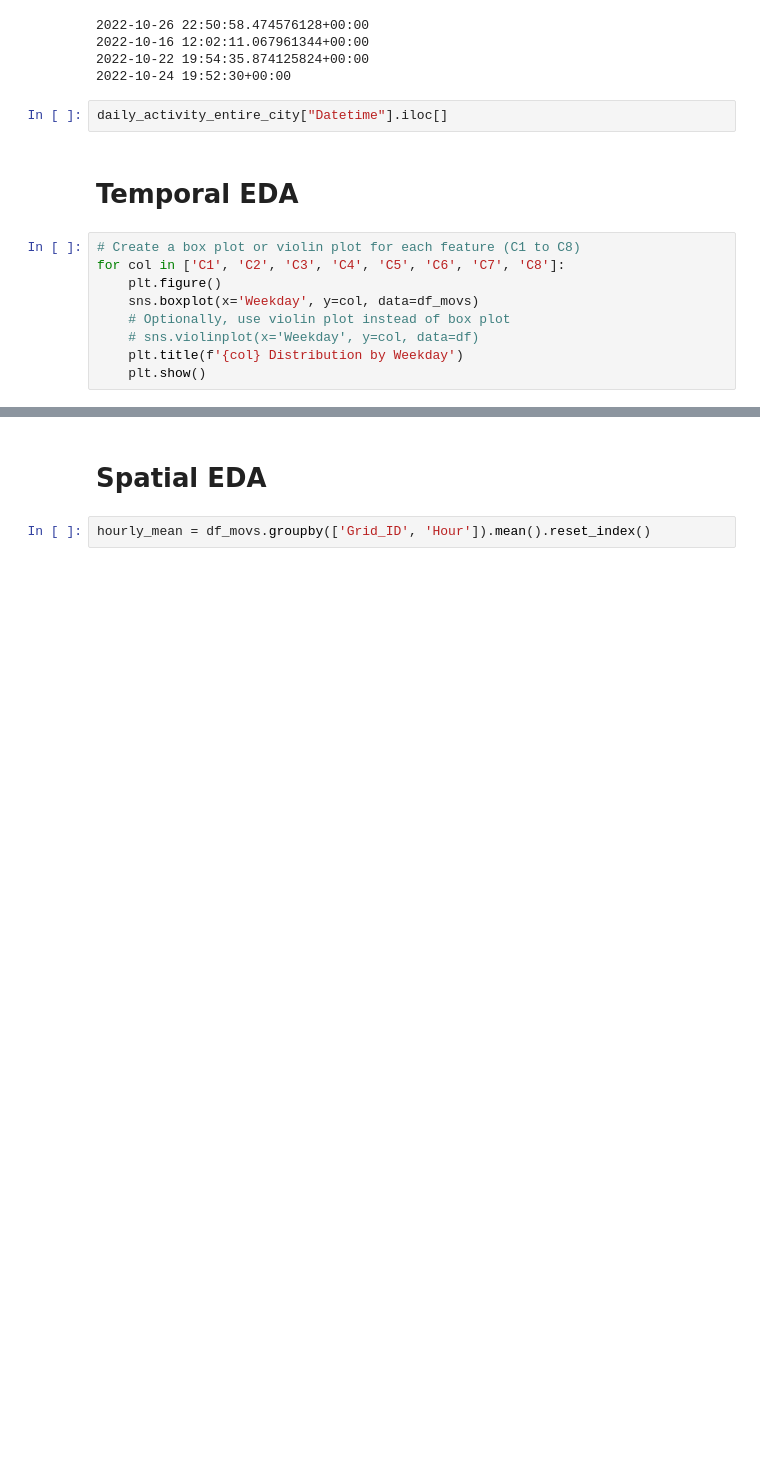
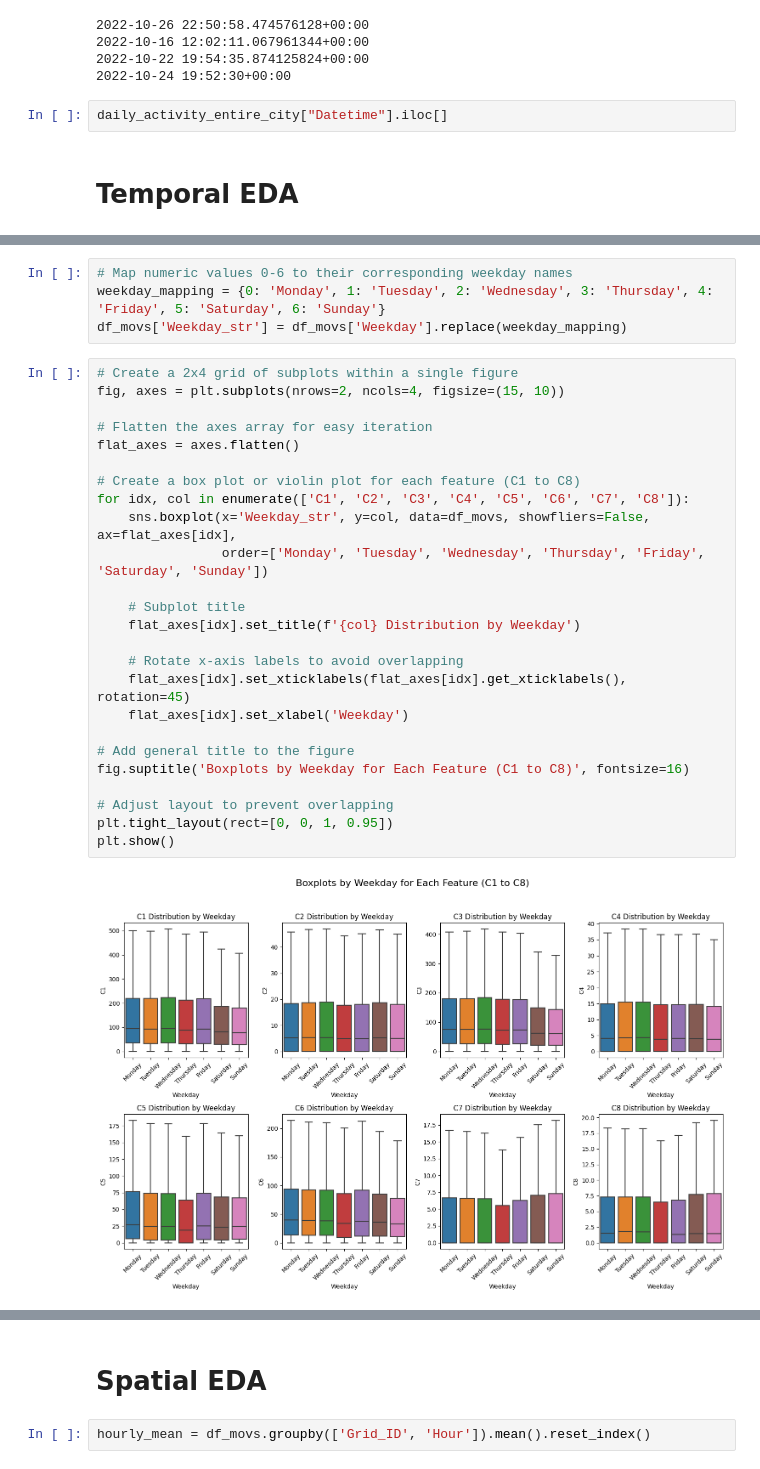
Before and after one commit to duarteoliper/WDL_2023, a Jupyter notebook: notebooks/eda.ipynb, the cells around one changed output, grey strips where cells are left out. Saved outputs shown, nothing was run; the diff lists cells and outputs as text; blank space fills up the shorter version.

```diff
--- a/notebooks/eda.ipynb
+++ b/notebooks/eda.ipynb
@@ -1056,12 +1058,3 @@ for index in overlapping_days:
 daily_activity_entire_city["Datetime"].iloc[]
 # %% [markdown]
 # Temporal EDA
-# %%
-# Create a box plot or violin plot for each feature (C1 to C8)
-for col in ['C1', 'C2', 'C3', 'C4', 'C5', 'C6', 'C7', 'C8']:
-    plt.figure()
-    sns.boxplot(x='Weekday', y=col, data=df_movs)
-    # Optionally, use violin plot instead of box plot
-    # sns.violinplot(x='Weekday', y=col, data=df)
-    plt.title(f'{col} Distribution by Weekday')
-    plt.show()
@@ -1076,0 +1061,31 @@ for col in ['C1', 'C2', 'C3', 'C4', 'C5', 'C6', 'C7', 'C8']:
+# %%
+# Map numeric values 0-6 to their corresponding weekday names
+weekday_mapping = {0: 'Monday', 1: 'Tuesday', 2: 'Wednesday', 3: 'Thursday', 4: 'Friday', 5: 'Saturday', 6: 'Sunday'}
+df_movs['Weekday_str'] = df_movs['Weekday'].replace(weekday_mapping)
+# %%
+# Create a 2x4 grid of subplots within a single figure
+fig, axes = plt.subplots(nrows=2, ncols=4, figsize=(15, 10))
+
+# Flatten the axes array for easy iteration
+flat_axes = axes.flatten()
+
+# Create a box plot or violin plot for each feature (C1 to C8)
+for idx, col in enumerate(['C1', 'C2', 'C3', 'C4', 'C5', 'C6', 'C7', 'C8']):
+    sns.boxplot(x='Weekday_str', y=col, data=df_movs, showfliers=False, ax=flat_axes[idx],
+                order=['Monday', 'Tuesday', 'Wednesday', 'Thursday', 'Friday', 'Saturday', 'Sunday'])
+
+    # Subplot title
+    flat_axes[idx].set_title(f'{col} Distribution by Weekday')
+
+    # Rotate x-axis labels to avoid overlapping
+    flat_axes[idx].set_xticklabels(flat_axes[idx].get_xticklabels(), rotation=45)
+    flat_axes[idx].set_xlabel('Weekday')
+
+# Add general title to the figure
+fig.suptitle('Boxplots by Weekday for Each Feature (C1 to C8)', fontsize=16)
+
+# Adjust layout to prevent overlapping
+plt.tight_layout(rect=[0, 0, 1, 0.95])
+plt.show()
+# %% [output]
+[figure, added]
```
Also changed, not shown: parts of 7 cells of this notebook.
